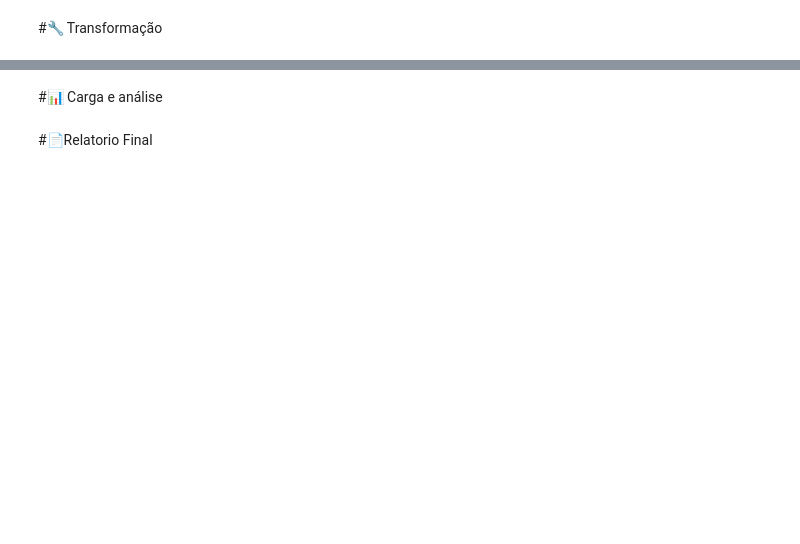
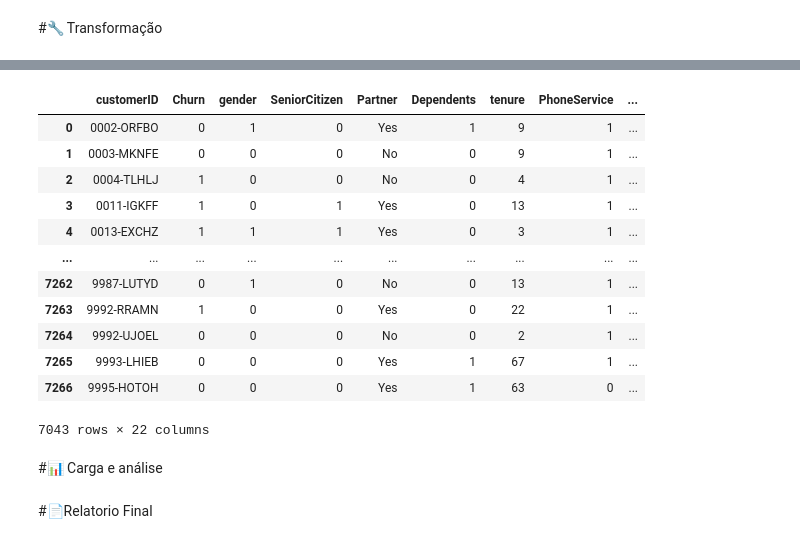
Before and after one commit to givasSI/Telecom_X, a Jupyter notebook: TelecomX_BR.ipynb, the cells around one changed output, grey strips where cells are left out. Drawn from its saved outputs; the diff is of its cells as text; code cells hidden in the pictures; blank space fills up the shorter version.

```diff
--- a/TelecomX_BR.ipynb
+++ b/TelecomX_BR.ipynb
@@ -33,0 +295,21 @@ memory usage: 340.8+ KB
+# %%
+Mapping = {'Yes': 1,'No': 0,}
+df_norm['Churn'] = df_norm['Churn'].map(Mapping)
+df_norm['Dependents'] = df_norm['Dependents'].map(Mapping)
+df_norm['PhoneService'] = df_norm['PhoneService'].map(Mapping)
+df_norm['PaperlessBilling'] = df_norm['PaperlessBilling'].map(Mapping)
+df_norm['gender'] = df_norm['gender'].map({'Female': 1, 'Male': 0})
+# %%
+#Substitui strings que são apenas espaços (ou vazias) por NaN em todo o DataFrame
+df_norm = df_norm.replace(r'^\s*$', np.nan, regex=True)
+
+#Remove as linhas onde o Churn é NaN (já que é nossa variável alvo)
+df_norm.dropna(subset=['Churn'], inplace=True)
+
+#Agora podemos converter o Churn para inteiro com segurança
+df_norm['Churn'] = df_norm['Churn'].astype(int)
+
+#Verificando o resultado
+print(f"Valores únicos no Churn: {df_norm['Churn'].unique()}")
+print(f"Tipo da coluna Churn: {df_norm['Churn'].dtype}")
+display(df_norm.head())
@@ -34,3 +326,19 @@ memory usage: 340.8+ KB
+# %%
+df_norm
+# %% [output]
+|  | customerID | Churn | gender | SeniorCitizen | Partner | Dependents | tenure | PhoneService | ... |
+| 0 | 0002-ORFBO | 0 | 1 | 0 | Yes | 1 | 9 | 1 | ... |
+| 1 | 0003-MKNFE | 0 | 0 | 0 | No | 0 | 9 | 1 | ... |
+| 2 | 0004-TLHLJ | 1 | 0 | 0 | No | 0 | 4 | 1 | ... |
+| 3 | 0011-IGKFF | 1 | 0 | 1 | Yes | 0 | 13 | 1 | ... |
+| 4 | 0013-EXCHZ | 1 | 1 | 1 | Yes | 0 | 3 | 1 | ... |
+| ... | ... | ... | ... | ... | ... | ... | ... | ... | ... |
+| 7262 | 9987-LUTYD | 0 | 1 | 0 | No | 0 | 13 | 1 | ... |
+| 7263 | 9992-RRAMN | 1 | 0 | 0 | Yes | 0 | 22 | 1 | ... |
+| 7264 | 9992-UJOEL | 0 | 0 | 0 | No | 0 | 2 | 1 | ... |
+| 7265 | 9993-LHIEB | 0 | 0 | 0 | Yes | 1 | 67 | 1 | ... |
+| 7266 | 9995-HOTOH | 0 | 0 | 0 | Yes | 1 | 63 | 0 | ... |
+7043 rows × 22 columns
 # %% [markdown]
 #📊 Carga e análise
 # %% [markdown]
```
Also changed, not shown: parts of 28 cells of this notebook.
